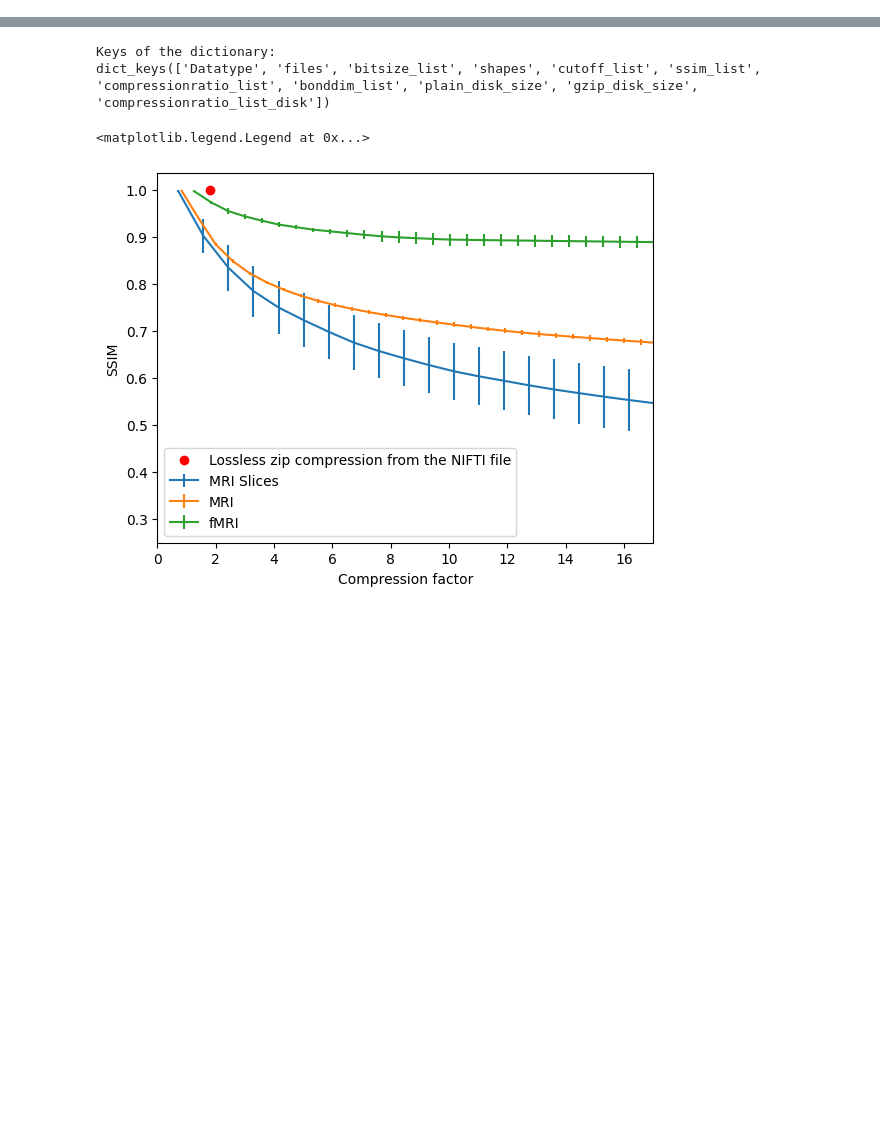
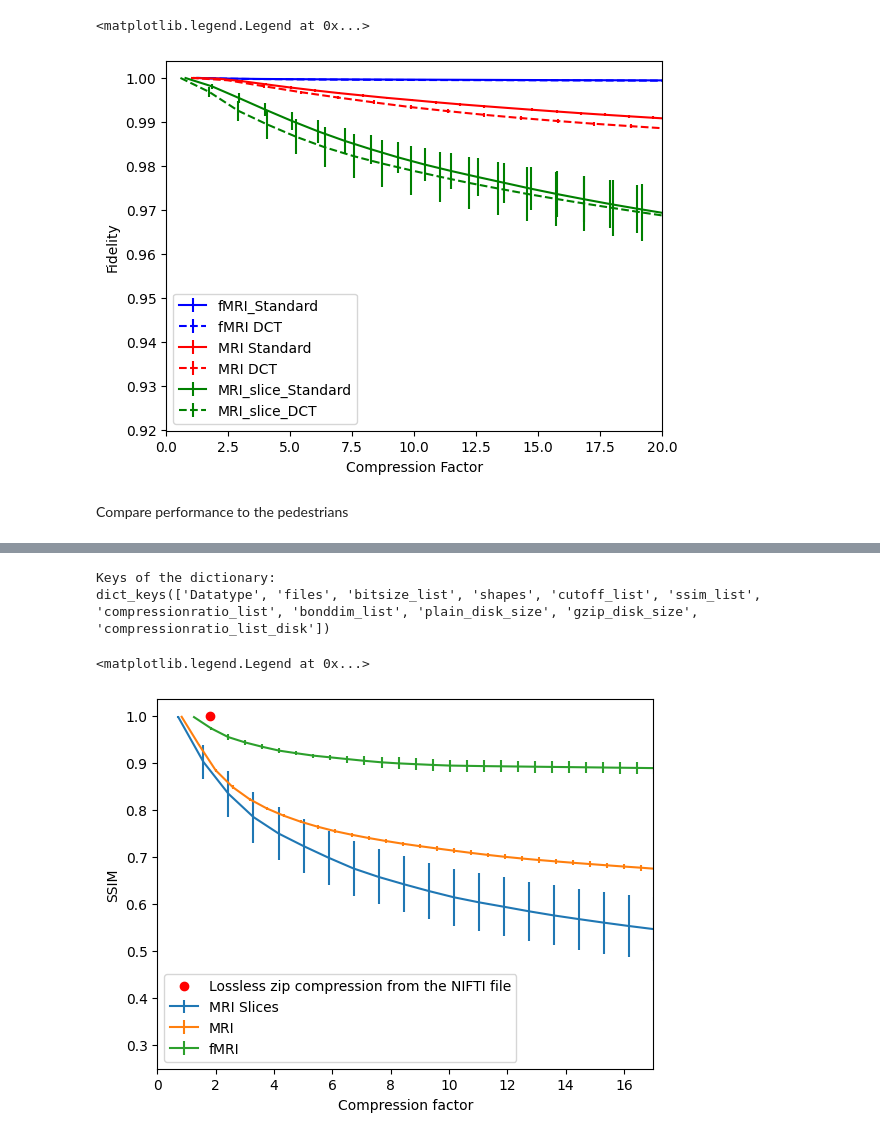
Before and after one commit to Alandroid/img-compression-mps, a Jupyter notebook: src/evaluation/Paper_eval.ipynb, the cells around one changed output, grey strips where cells are left out. Drawn from its saved outputs; the diff is of its cells as text; code cells hidden in the pictures; blank space fills up the shorter version.

```diff
--- a/src/evaluation/Paper_eval.ipynb
+++ b/src/evaluation/Paper_eval.ipynb
@@ -29,0 +107,23 @@ from src.compression.utils_ND import *
+# %%
+key_y = "fidelity_list"
+MRI_DCT_mean, MRI_DCT_std, MRI_compfactor_DCT = calc_mean_std(MRI_DCT, 100, key_y= key_y)
+MRI_Std_mean, MRI_Std_std, MRI_compfactor_Std = calc_mean_std(MRI_Std, 100, key_y= key_y)
+fMRI_DCT_mean, fMRI_DCT_std, fMRI_compfactor_DCT = calc_mean_std(fMRI_DCT, 500, key_y= key_y)
+fMRI_Std_mean, fMRI_Std_std, fMRI_compfactor_Std = calc_mean_std(fMRI_Std, 500, key_y= key_y)
+MRIslice_DCT_mean, MRIslice_DCT_std, MRIslice_compfactor_DCT = calc_mean_std(MRIslice_DCT, 100, key_y= key_y)
+MRIslice_Std_mean, MRIslice_Std_std, MRIslice_compfactor_Std = calc_mean_std(MRIslice_Std, 100, key_y= key_y)
+plt.errorbar(fMRI_compfactor_Std, fMRI_Std_mean, yerr=fMRI_Std_std, label='fMRI_Standard', color = "blue")
+plt.errorbar(fMRI_compfactor_DCT, fMRI_DCT_mean, yerr=fMRI_DCT_std, label='fMRI DCT', linestyle='dashed', color = "blue")
+plt.errorbar(MRI_compfactor_Std, MRI_Std_mean, yerr=MRI_Std_std, label='MRI Standard', color = "red")
+plt.errorbar(MRI_compfactor_DCT, MRI_DCT_mean, yerr=MRI_DCT_std, label='MRI DCT', linestyle='dashed', color = "red")
+plt.errorbar(MRIslice_compfactor_Std, MRIslice_Std_mean, yerr=MRIslice_Std_std, label='MRI_slice_Standard', color = "green")
+plt.errorbar(MRIslice_compfactor_DCT, MRIslice_DCT_mean, yerr=MRIslice_DCT_std, label='MRI_slice_DCT', linestyle='dashed', color = "green")
+plt.xlabel('Compression Factor')
+plt.ylabel('Fidelity')
+plt.xlim(0, 20)
+plt.legend()
+# %% [output]
+<matplotlib.legend.Legend at 0x...>
+[figure, added]
+# %% [markdown]
+Compare performance to the pedestrians
```
Also changed, not shown: parts of 12 cells of this notebook, 21 other files.
